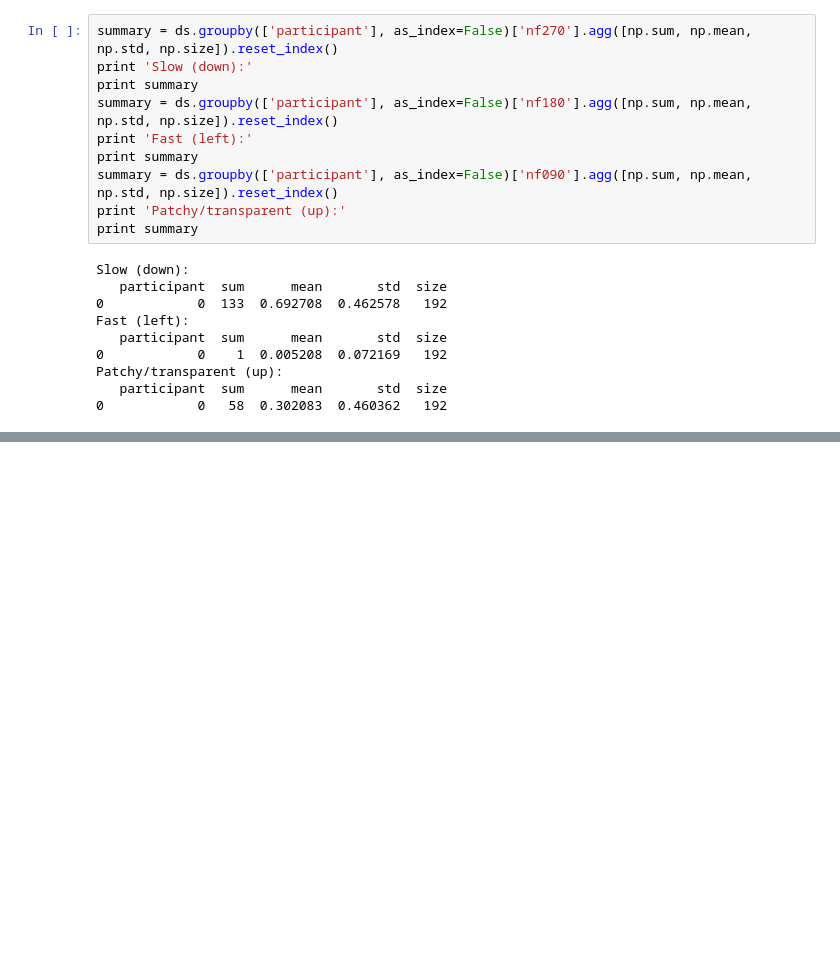
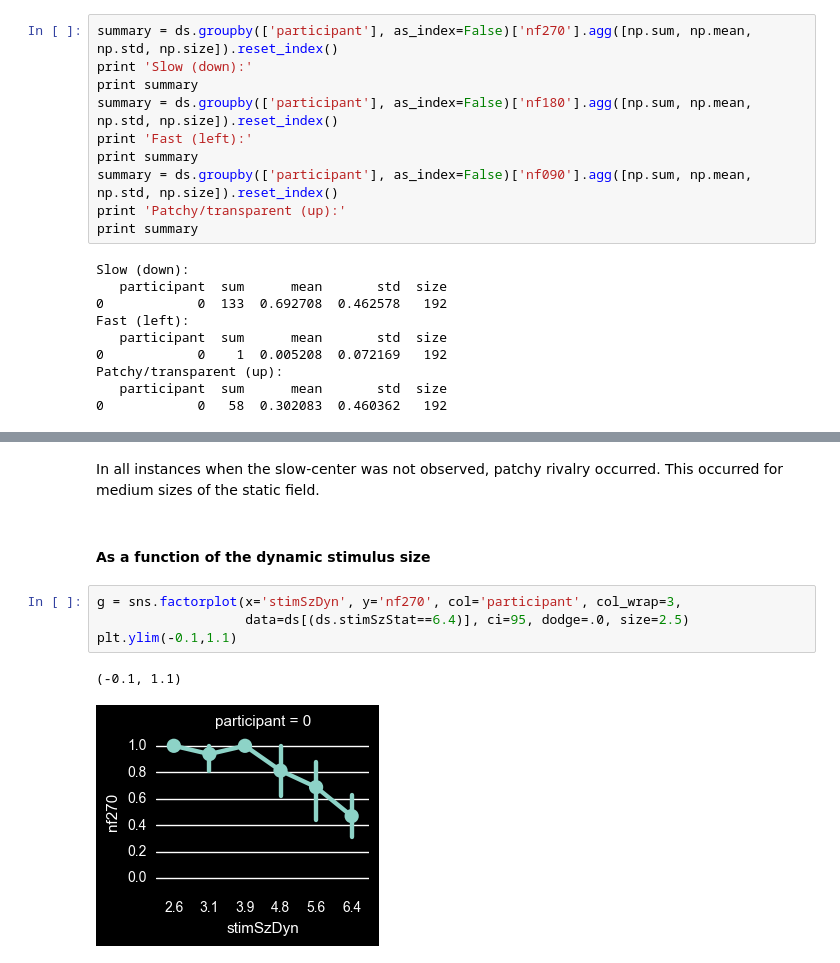
Before and after one commit to egorananyev/mc, a Jupyter notebook: analysis/mcEcc_ct-szRelXbv.ipynb, the cells around one changed output, grey strips where cells are left out. Drawn from its saved outputs; the diff is of its cells as text; blank space fills up the shorter version.

```diff
--- a/analysis/mcEcc_ct-szRelXbv.ipynb
+++ b/analysis/mcEcc_ct-szRelXbv.ipynb
@@ -123,0 +130,11 @@ plt.ylim(-0.1,1.1)
+# %% [markdown]
+In all instances when the slow-center was not observed, patchy rivalry occurred. This occurred for medium sizes of the static field.
+# %% [markdown]
+#### As a function of the dynamic stimulus size
+# %%
+g = sns.factorplot(x='stimSzDyn', y='nf270', col='participant', col_wrap=3,
+                   data=ds[(ds.stimSzStat==6.4)], ci=95, dodge=.0, size=2.5)
+plt.ylim(-0.1,1.1)
+# %% [output]
+(-0.1, 1.1)
+[figure, added]
```
Also changed, not shown: parts of 29 cells of this notebook.
